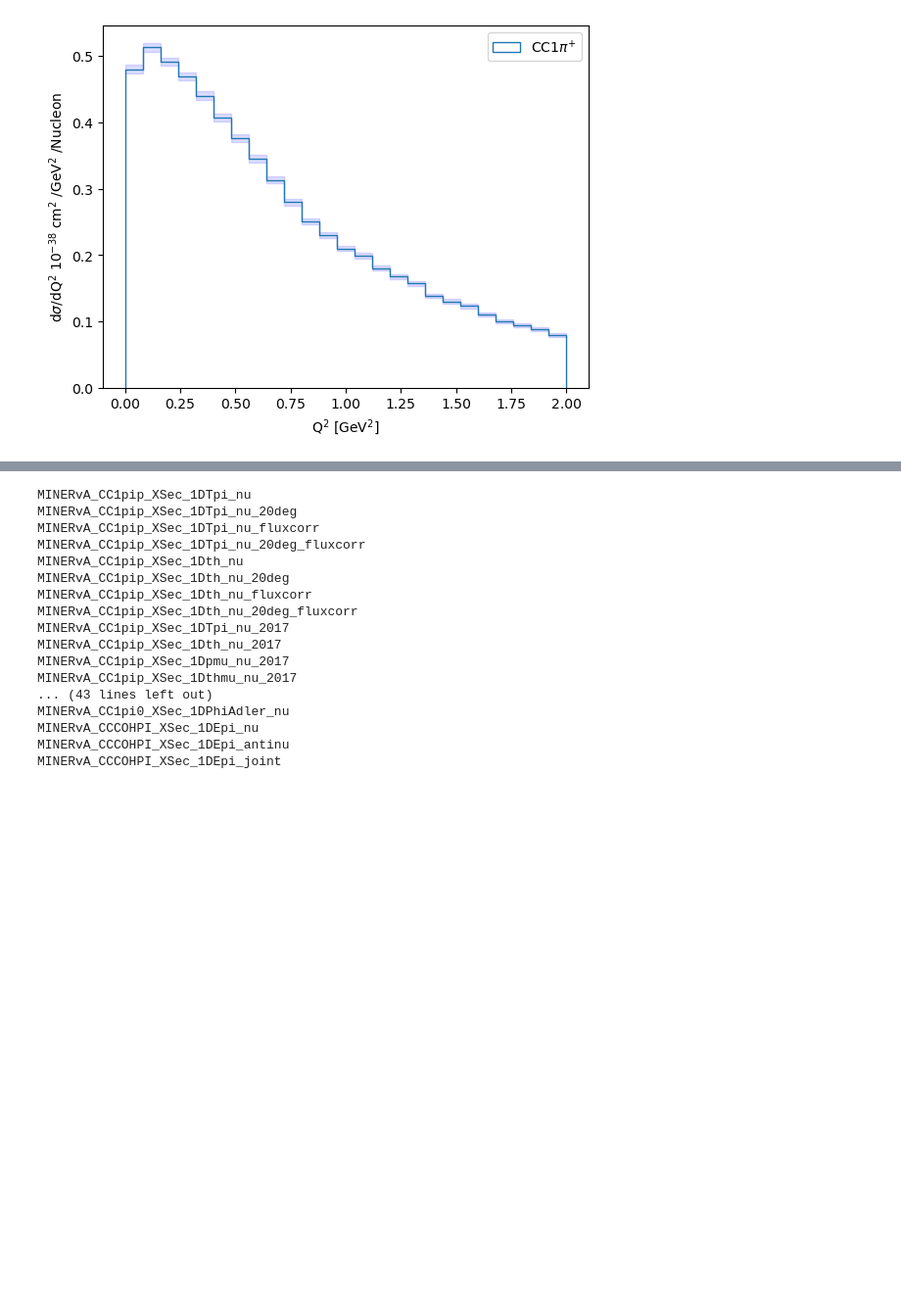
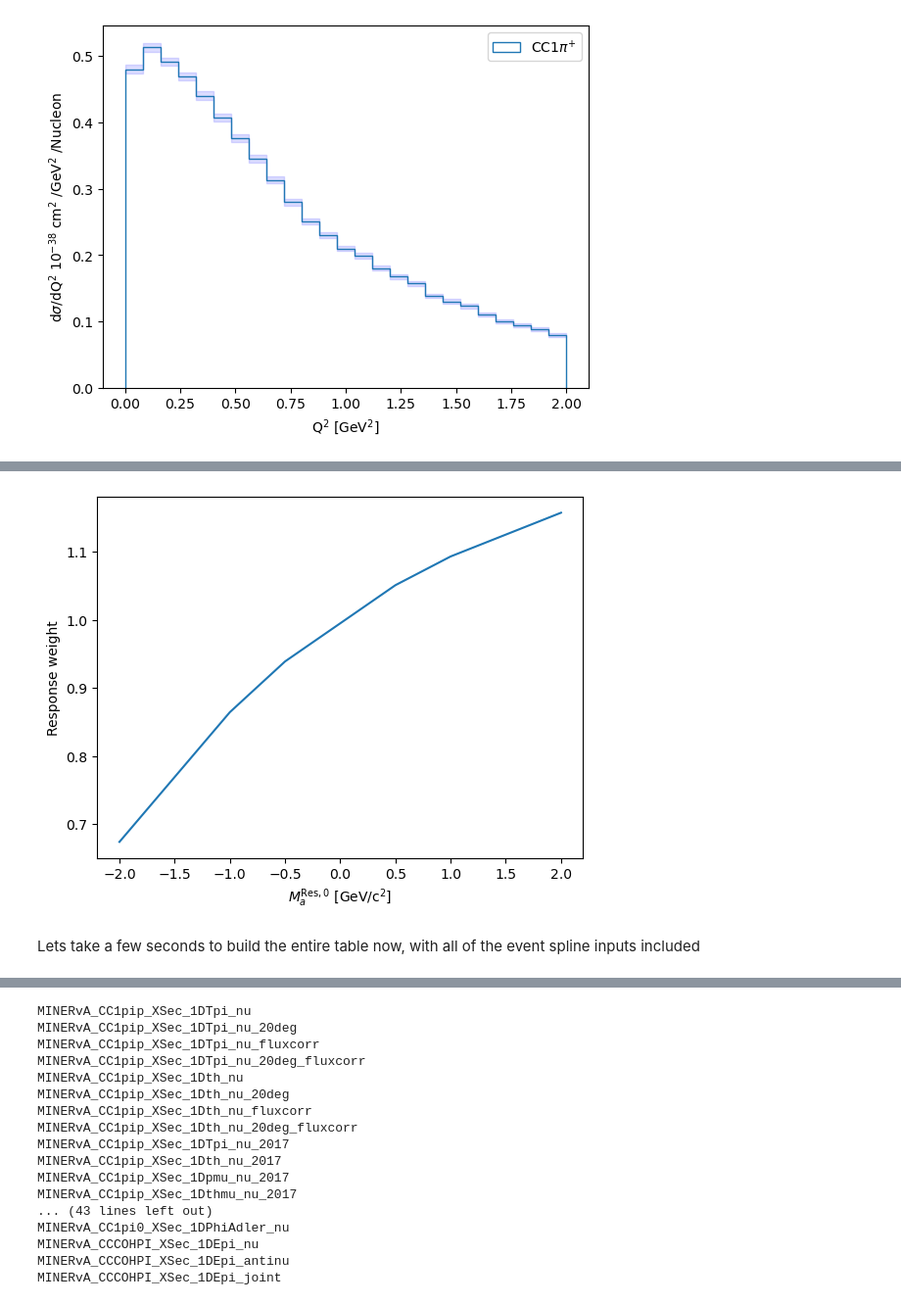
Before and after one commit to NUISANCEMC/notebooks, a Jupyter notebook: NUISANCE3TutorialDec24.ipynb, the cells around one changed output, grey strips where cells are left out. Shown at 98% size. Saved outputs shown, nothing was run; the diff lists cells and outputs as text; code cells hidden in the pictures; blank space fills up the shorter version.

```diff
--- a/NUISANCE3TutorialDec24.ipynb
+++ b/NUISANCE3TutorialDec24.ipynb
@@ -478,0 +469,19 @@ print(ef)
+# %%
+def masres0_weighter(weighter, val):
+    def calc_weight(ev):
+        weighter.set_parameters({"MaRes_ResCode0": val})
+        return weighter.calc_weight(ev)
+    return calc_weight
+
+efg = pn.EventFrameGen(gevs) \
+        .filter(lambda ev: event.signal_process_id(ev) == 400) \
+        .add_column("Q2", ext.Q2lep_GeV2) \
+        .add_column("w -2", masres0_weighter(nusyst, -2)) \
+        .add_column("w -1", masres0_weighter(nusyst, -1)) \
+        .add_column("w -0.5", masres0_weighter(nusyst, -0.5)) \
+        .add_column("w +0.5", masres0_weighter(nusyst, 0.5)) \
+        .add_column("w +1", masres0_weighter(nusyst, 1)) \
+        .add_column("w +2", masres0_weighter(nusyst, 2))
+
+ef = efg.first(20)
+print(ef)
@@ -478,0 +510,9 @@ print(ef)
+# %%
+plt.plot([-2,-1,-0.5,0.5,1,2], ef.table[1,6:12])
+plt.ylabel("Response weight")
+plt.xlabel("$M_{a}^{\mathrm{Res},0}$ [GeV/c$^{2}$]")
+plt.show()
+# %% [output]
+[figure, added]
+# %% [markdown]
+Lets take a few seconds to build the entire table now, with all of the event spline inputs included
```
Also changed, not shown: parts of 58 cells of this notebook, 1 other file.
